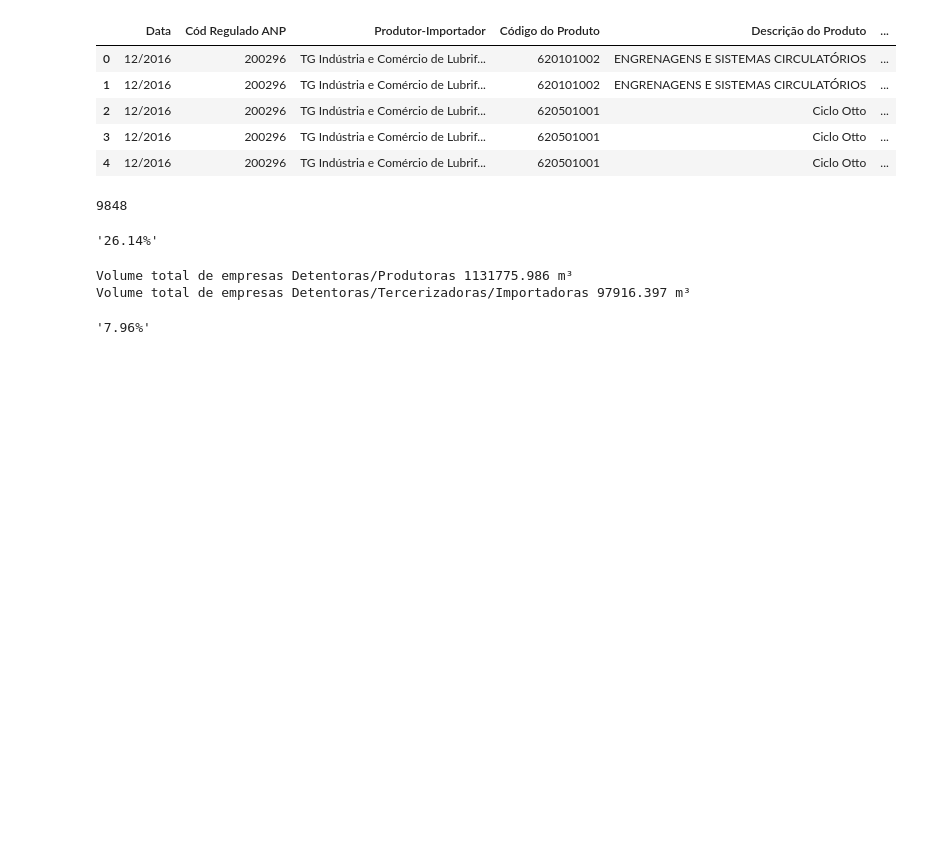
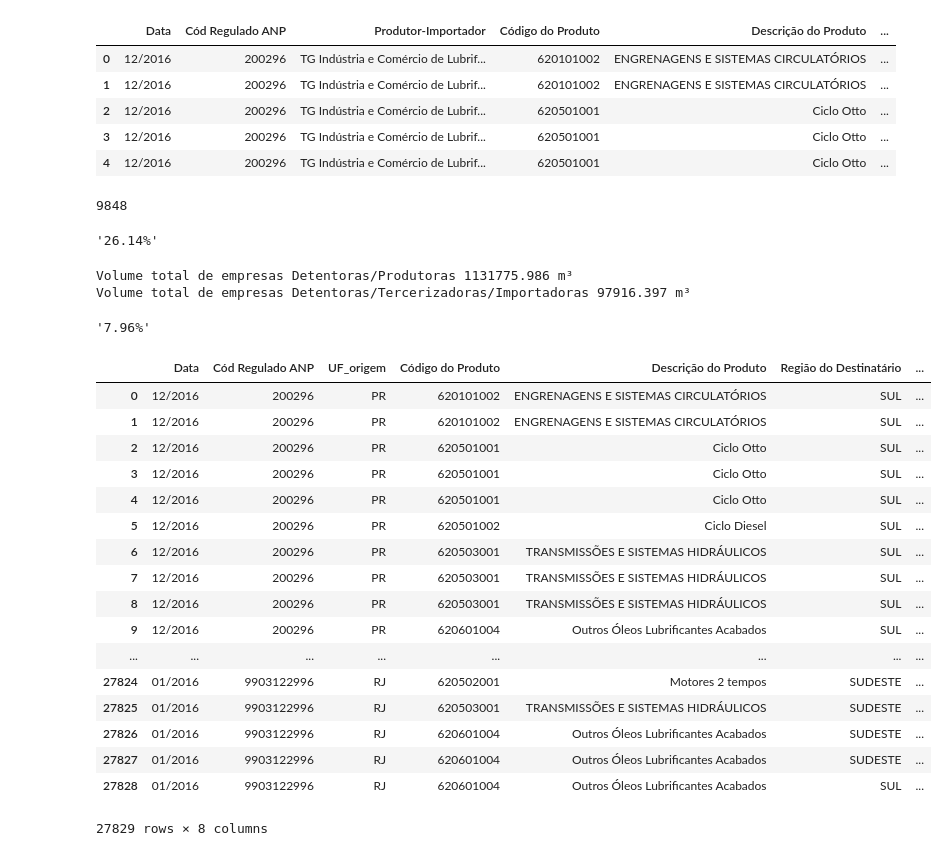
Before and after one commit to jaycwb/udacity, a Jupyter notebook: nanodegree/data_analyst/06_faca_visualizacao_de_dados_eficazes/notebooks/dados_anp_producao_lubrificante.ipynb, the cells around one changed output. Saved outputs shown, nothing was run; the diff lists cells and outputs as text; code cells hidden in the pictures; blank space fills up the shorter version.

Commit message:
criacao do dataframe vendas_uf e organizando nome de coluna

```diff
--- a/nanodegree/data_analyst/06_faca_visualizacao_de_dados_eficazes/notebooks/dados_anp_producao_lubrificante.ipynb
+++ b/nanodegree/data_analyst/06_faca_visualizacao_de_dados_eficazes/notebooks/dados_anp_producao_lubrificante.ipynb
@@ -93,0 +100,32 @@ str(round(count_volume_outros/(count_volume_outros+count_volume_detentor_produto
+# %%
+#DELETAR DO DATAFRAME DOS OS REGISTROS QUE NÃO POSSUEM A IDENTIFICAÇÃO DA UF DA ORIGEM DA PRODUÇÃO
+vendas_uf = vendas[vendas['Produtor-Importador'].notnull()]
+# %%
+#RESETAR O INDEX DO DATAFRAME
+vendas_uf.reset_index(inplace=True)
+del vendas_uf['index']
+# %%
+vendas_uf.columns = ['Data', 'Cód Regulado ANP', 'UF_origem',
+       'Código do Produto', 'Descrição do Produto', 'Região do Destinatário',
+       'UF_destino', 'Volume-Litros']
+# %%
+vendas_uf
+# %% [output]
+|  | Data | Cód Regulado ANP | UF_origem | Código do Produto | Descrição do Produto | Região do Destinatário | ... |
+| 0 | 12/2016 | 200296 | PR | 620101002 | ENGRENAGENS E SISTEMAS CIRCULATÓRIOS | SUL | ... |
+| 1 | 12/2016 | 200296 | PR | 620101002 | ENGRENAGENS E SISTEMAS CIRCULATÓRIOS | SUL | ... |
+| 2 | 12/2016 | 200296 | PR | 620501001 | Ciclo Otto | SUL | ... |
+| 3 | 12/2016 | 200296 | PR | 620501001 | Ciclo Otto | SUL | ... |
+| 4 | 12/2016 | 200296 | PR | 620501001 | Ciclo Otto | SUL | ... |
+| 5 | 12/2016 | 200296 | PR | 620501002 | Ciclo Diesel | SUL | ... |
+| 6 | 12/2016 | 200296 | PR | 620503001 | TRANSMISSÕES E SISTEMAS HIDRÁULICOS | SUL | ... |
+| 7 | 12/2016 | 200296 | PR | 620503001 | TRANSMISSÕES E SISTEMAS HIDRÁULICOS | SUL | ... |
+| 8 | 12/2016 | 200296 | PR | 620503001 | TRANSMISSÕES E SISTEMAS HIDRÁULICOS | SUL | ... |
+| 9 | 12/2016 | 200296 | PR | 620601004 | Outros Óleos Lubrificantes Acabados | SUL | ... |
+| ... | ... | ... | ... | ... | ... | ... | ... |
+| 27824 | 01/2016 | 9903122996 | RJ | 620502001 | Motores 2 tempos | SUDESTE | ... |
+| 27825 | 01/2016 | 9903122996 | RJ | 620503001 | TRANSMISSÕES E SISTEMAS HIDRÁULICOS | SUDESTE | ... |
+| 27826 | 01/2016 | 9903122996 | RJ | 620601004 | Outros Óleos Lubrificantes Acabados | SUDESTE | ... |
+| 27827 | 01/2016 | 9903122996 | RJ | 620601004 | Outros Óleos Lubrificantes Acabados | SUDESTE | ... |
+| 27828 | 01/2016 | 9903122996 | RJ | 620601004 | Outros Óleos Lubrificantes Acabados | SUL | ... |
+27829 rows × 8 columns
```
Also changed, not shown: parts of 1 cell of this notebook.
